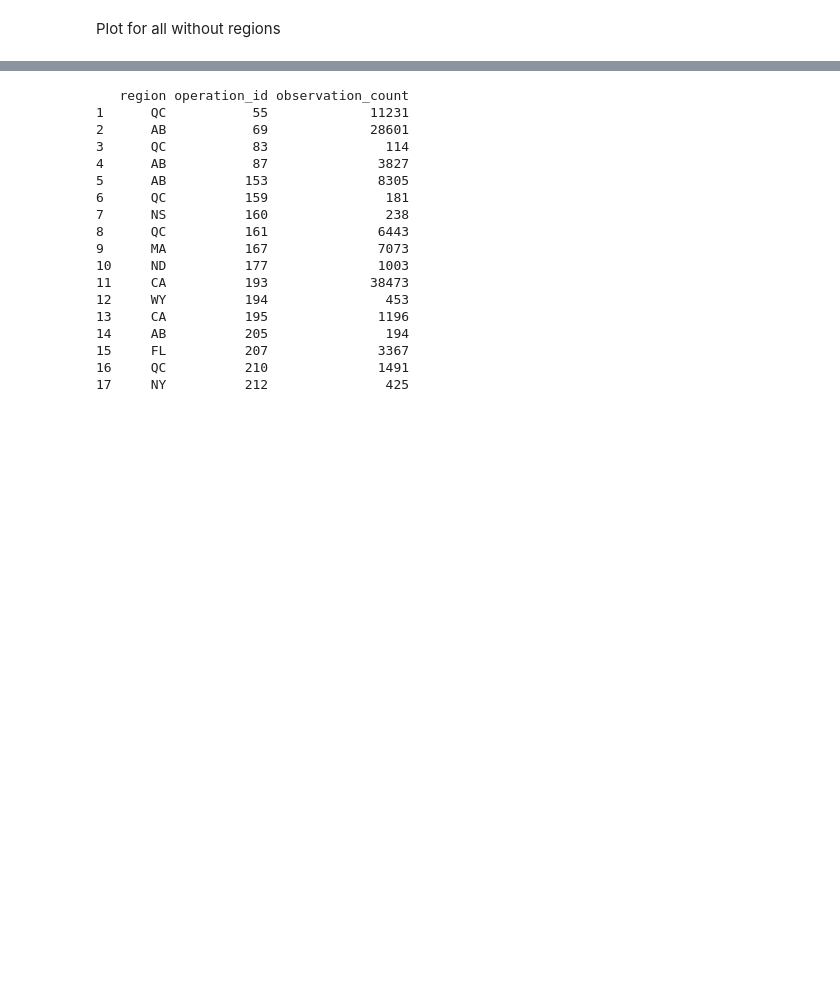
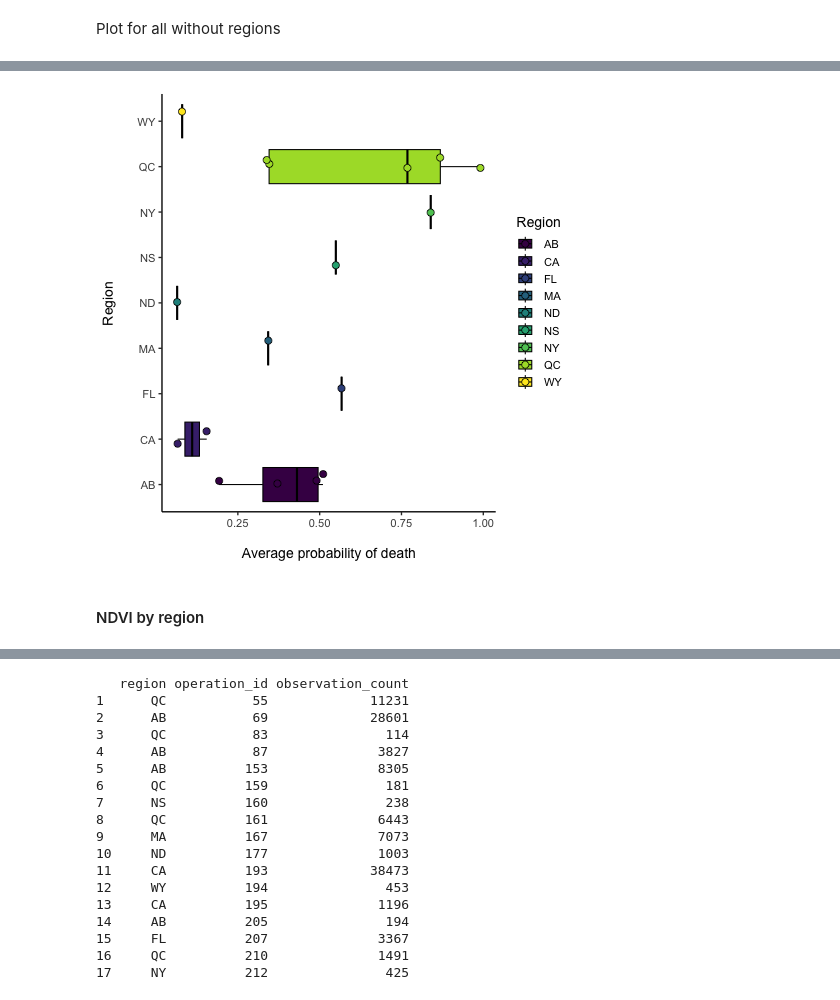
Before and after one commit to Nectar-Technologies/ledge-nectar, a Jupyter notebook: aqi/notebooks/04_plot_GLMM.ipynb, the cells around one changed output, grey strips where cells are left out. Drawn from its saved outputs; the diff is of its cells as text; code cells hidden in the pictures; blank space fills up the shorter version.

```diff
--- a/aqi/notebooks/04_plot_GLMM.ipynb
+++ b/aqi/notebooks/04_plot_GLMM.ipynb
@@ -888,0 +897,4 @@ p7
+# %%
+%%R
+raneffs <- ranef(refit_model)$operation_id
+setDT(raneffs, keep.rownames = TRUE)
@@ -888,0 +925,9 @@ p7
+# %%
+%%R
+merged_ranef <- merge(
+    x = raneffs,
+    y = unique(filtered_data[, c("operation_id", "region")]),
+    by = "operation_id",
+    all.x = TRUE
+)
+setnames(merged_ranef, "(Intercept)", "intercept_ranef")
@@ -888,0 +978,34 @@ p7
+# %%
+%%R
+p8 <- ggplot() +
+  geom_boxplot(
+      data = merged_ranef,
+      aes(x = region, y = true_intercept_ranef_plog, fill = region),
+      color = "black",
+      outlier.shape = NA
+    ) +
+  geom_point(
+    data = merged_ranef,
+    aes(x = region, y = true_intercept_ranef_plog, fill = region),
+    color = "black",
+    #alpha = 0.7,
+    size = 3,
+    shape = 21,
+    position = position_jitter(width = 0.3)
+    ) +
+  scale_color_viridis(discrete = TRUE) +
+  scale_fill_viridis(discrete = TRUE) +
+  theme_classic(base_size = 14) +
+  labs(
+    x = "Region\n",
+    y = "\nAverage probability of death",
+    color = "Region",
+    fill = "Region"
+  ) +
+  coord_flip()
+
+p8
+# %% [output]
+[figure, added]
+# %% [markdown]
+#### NDVI by region
```
Also changed, not shown: parts of 32 cells of this notebook.
